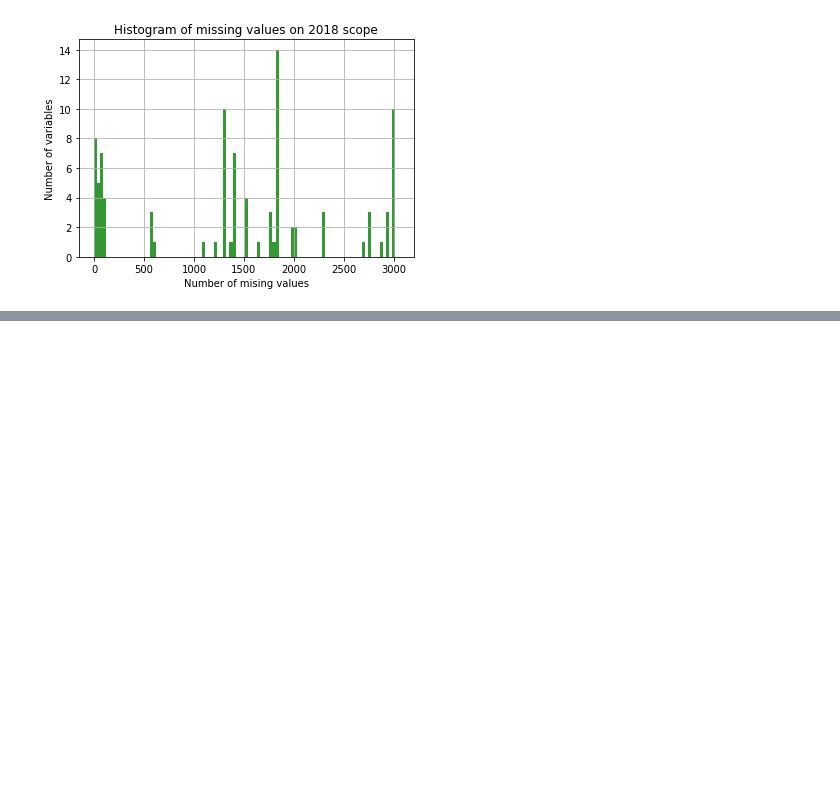
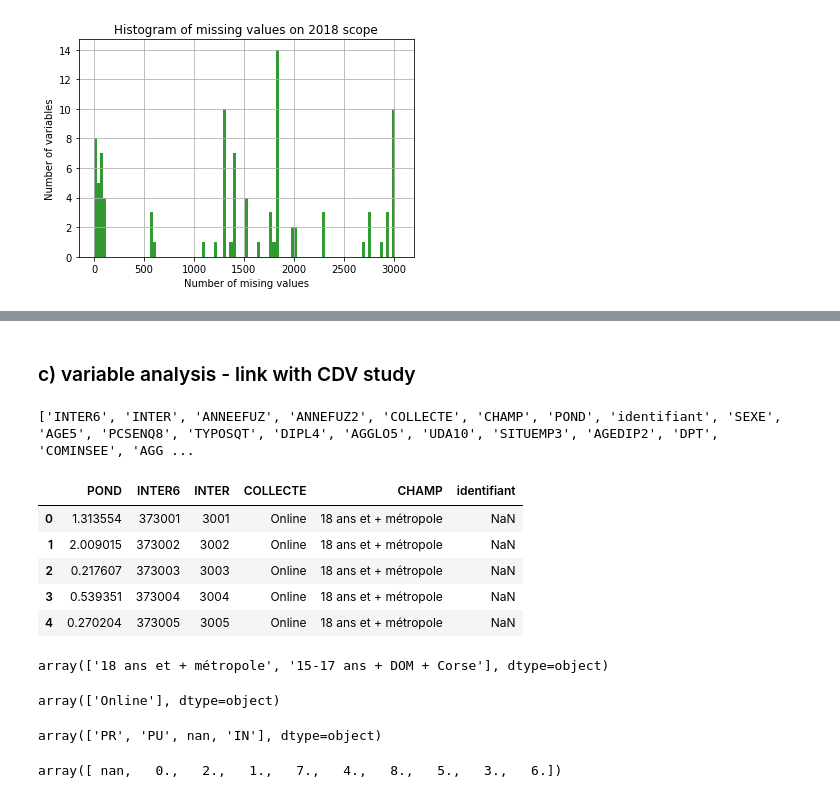
Before and after one commit to Greg131/Felix, a Jupyter notebook: Exploration with python.ipynb, the cells around one changed output, grey strips where cells are left out. Drawn from its saved outputs; the diff is of its cells as text; code cells hidden in the pictures; blank space fills up the shorter version.

```diff
--- a/Exploration with python.ipynb
+++ b/Exploration with python.ipynb
@@ -366,0 +455,32 @@ AGE_7 prescaf AGE_4 SEXE_6 LIEN_4 LIEN_9 SEXE_4 AGE_8 AUTREAL SEXE_7 LIEN_5 SEXE
+# %% [markdown]
+### c) variable analysis - link with CDV study
+# %%
+print(list(cdv.columns))
+# %% [output]
+['INTER6', 'INTER', 'ANNEEFUZ', 'ANNEFUZ2', 'COLLECTE', 'CHAMP', 'POND', 'identifiant', 'SEXE', 'AGE5', 'PCSENQ8', 'TYPOSQT', 'DIPL4', 'AGGLO5', 'UDA10', 'SITUEMP3', 'AGEDIP2', 'DPT', 'COMINSEE', 'AGG ...
+# %%
+cdv.loc[:,["POND","INTER6","INTER","COLLECTE","CHAMP","identifiant"]].head()
+# %% [output]
+|  | POND | INTER6 | INTER | COLLECTE | CHAMP | identifiant |
+| 0 | 1.313554 | 373001 | 3001 | Online | 18 ans et + métropole | NaN |
+| 1 | 2.009015 | 373002 | 3002 | Online | 18 ans et + métropole | NaN |
+| 2 | 0.217607 | 373003 | 3003 | Online | 18 ans et + métropole | NaN |
+| 3 | 0.539351 | 373004 | 3004 | Online | 18 ans et + métropole | NaN |
+| 4 | 0.270204 | 373005 | 3005 | Online | 18 ans et + métropole | NaN |
+# %%
+cdv["CHAMP"].unique()
+# %% [output]
+array(['18 ans et + métropole', '15-17 ans + DOM + Corse'], dtype=object)
+# %%
+cdv["COLLECTE"].unique()
+# %% [output]
+array(['Online'], dtype=object)
+# %%
+# Variables not present in the list ???
+cdv["RURAURBA"].unique()
+# %% [output]
+array(['PR', 'PU', nan, 'IN'], dtype=object)
+# %%
+cdv["AGGLOINS"].unique()
+# %% [output]
+array([ nan,   0.,   2.,   1.,   7.,   4.,   8.,   5.,   3.,   6.])
```
Also changed, not shown: parts of 37 cells of this notebook, 1 other file.
